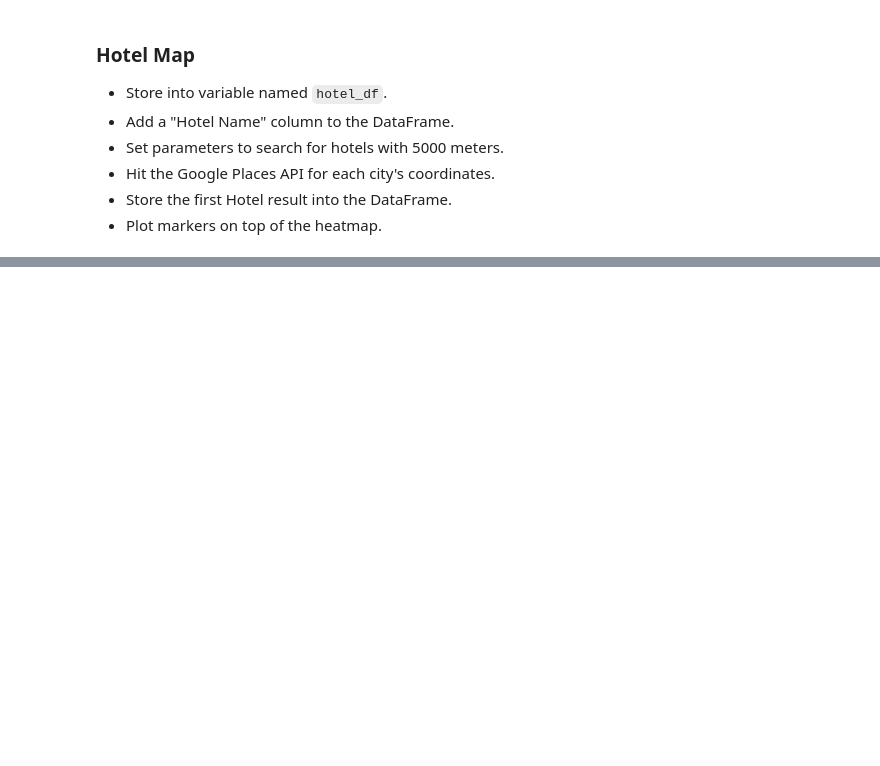
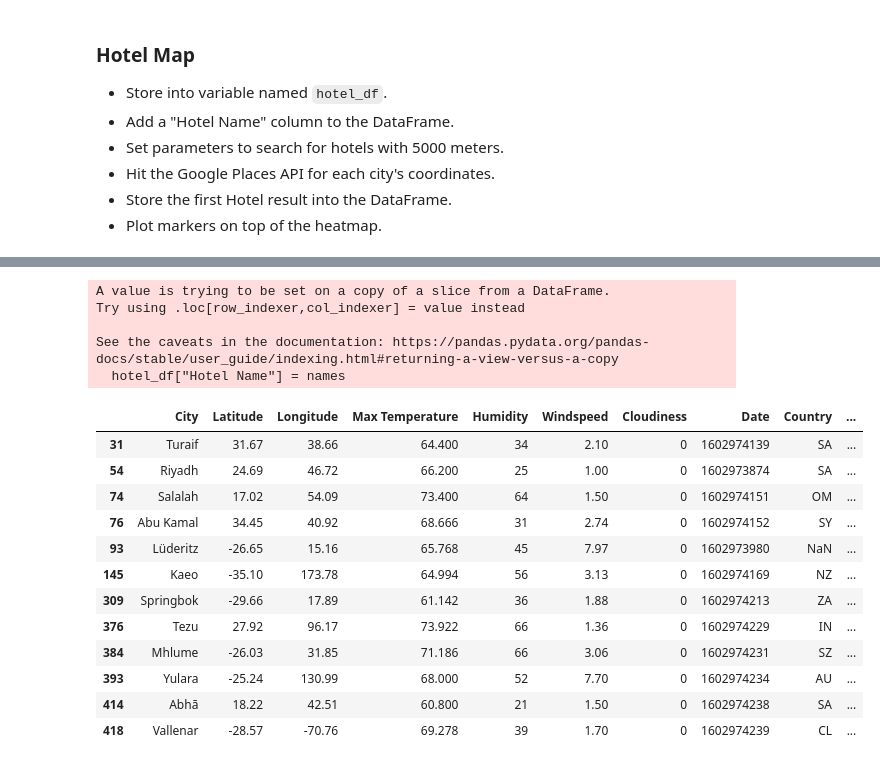
Before and after one commit to isabelle-sanford/python-api-challenge, a Jupyter notebook: starter_code/VacationPy.ipynb, the cells around one changed output, grey strips where cells are left out. Saved outputs shown, nothing was run; the diff lists cells and outputs as text; code cells hidden in the pictures; blank space fills up the shorter version.

```diff
--- a/starter_code/VacationPy.ipynb
+++ b/starter_code/VacationPy.ipynb
@@ -89,0 +66,14 @@ hotel_df
+# %%
+# filter down to ideal conditions
+filtered_df = df[df["Max Temperature"] < 70]
+filtered_df = filtered_df[filtered_df["Max Temperature"] > 65]
+
+filtered_df = filtered_df[filtered_df["Humidity"] < 75]
+filtered_df = filtered_df[filtered_df["Humidity"] > 20]
+
+filtered_df = filtered_df[filtered_df["Windspeed"] < 8]
+filtered_df = filtered_df[filtered_df["Windspeed"] > 2]
+hotel_df = filtered_df[filtered_df["Cloudiness"] < 50]
+
+# check number of resulting ideal cities
+len(hotel_df)
@@ -165,3 +123,29 @@ hotel_df
+# %%
+# get the first hotel name for each place
+names = [h['results'][0]['name'] for h in hotels]
+
+# put names into df
+hotel_df["Hotel Name"] = names
+hotel_df
+# %% [output]
+A value is trying to be set on a copy of a slice from a DataFrame.
+Try using .loc[row_indexer,col_indexer] = value instead
+
+See the caveats in the documentation: https://pandas.pydata.org/pandas-docs/stable/user_guide/indexing.html#returning-a-view-versus-a-copy
+  hotel_df["Hotel Name"] = names
+|  | City | Latitude | Longitude | Max Temperature | Humidity | Windspeed | Cloudiness | Date | Country | ... |
+| 31 | Turaif | 31.67 | 38.66 | 64.400 | 34 | 2.10 | 0 | 1602974139 | SA | ... |
+| 54 | Riyadh | 24.69 | 46.72 | 66.200 | 25 | 1.00 | 0 | 1602973874 | SA | ... |
+| 74 | Salalah | 17.02 | 54.09 | 73.400 | 64 | 1.50 | 0 | 1602974151 | OM | ... |
+| 76 | Abu Kamal | 34.45 | 40.92 | 68.666 | 31 | 2.74 | 0 | 1602974152 | SY | ... |
+| 93 | Lüderitz | -26.65 | 15.16 | 65.768 | 45 | 7.97 | 0 | 1602973980 | NaN | ... |
+| 145 | Kaeo | -35.10 | 173.78 | 64.994 | 56 | 3.13 | 0 | 1602974169 | NZ | ... |
+| 309 | Springbok | -29.66 | 17.89 | 61.142 | 36 | 1.88 | 0 | 1602974213 | ZA | ... |
+| 376 | Tezu | 27.92 | 96.17 | 73.922 | 66 | 1.36 | 0 | 1602974229 | IN | ... |
+| 384 | Mhlume | -26.03 | 31.85 | 71.186 | 66 | 3.06 | 0 | 1602974231 | SZ | ... |
+| 393 | Yulara | -25.24 | 130.99 | 68.000 | 52 | 7.70 | 0 | 1602974234 | AU | ... |
+| 414 | Abhā | 18.22 | 42.51 | 60.800 | 21 | 1.50 | 0 | 1602974238 | SA | ... |
+| 418 | Vallenar | -28.57 | -70.76 | 69.278 | 39 | 1.70 | 0 | 1602974239 | CL | ... |
 # %%
 # NOTE: Do not change any of the code in this cell
 
```
Also changed, not shown: parts of 15 cells of this notebook, 1 other file.
